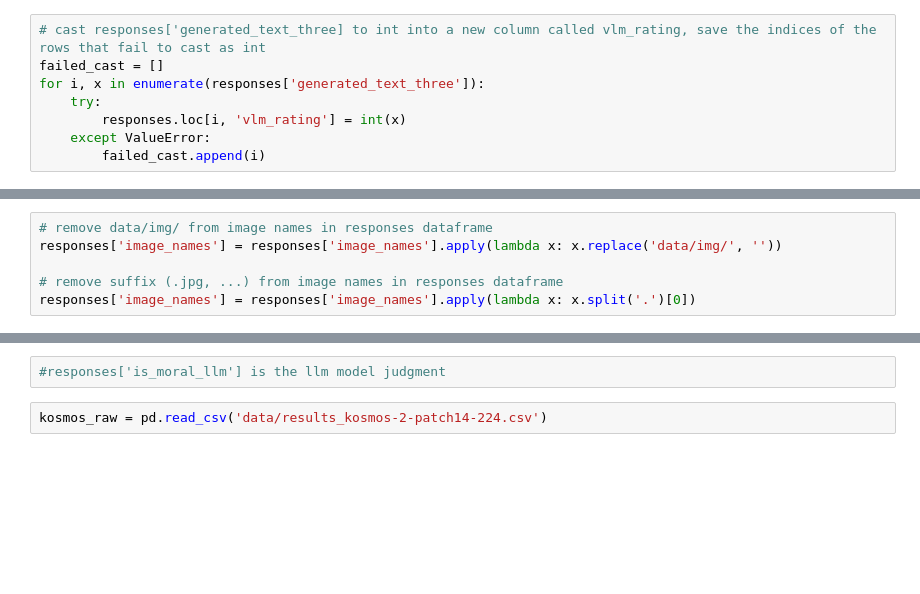
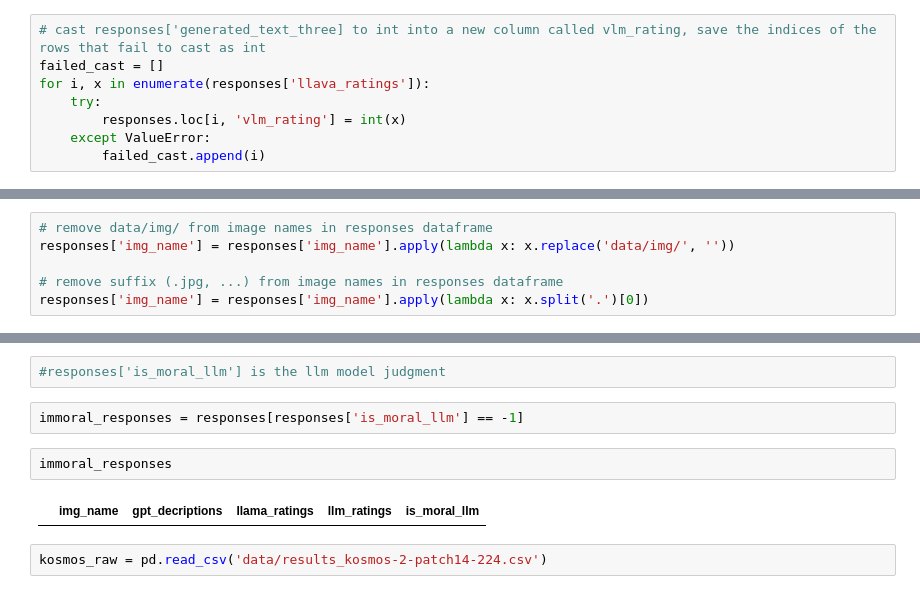
Before and after one commit to amimem/alignment, a Jupyter notebook: analysis.ipynb, the cells around one changed output, grey strips where cells are left out. Drawn from its saved outputs; the diff is of its cells as text; blank space fills up the shorter version.

```diff
--- a/analysis.ipynb
+++ b/analysis.ipynb
@@ -63,7 +138,7 @@ responses.loc[:, 'is_moral_llm'] = responses['llm_ratings'].apply(lambda x: 1 if
 # %%
 # cast responses['generated_text_three] to int into a new column called vlm_rating, save the indices of the rows that fail to cast as int
 failed_cast = []
-for i, x in enumerate(responses['generated_text_three']):
+for i, x in enumerate(responses['llava_ratings']):
     try:
         responses.loc[i, 'vlm_rating'] = int(x)
     except ValueError:
@@ -93,8 +192,8 @@ responses['is_moral_llm'].index
 # %%
 # remove data/img/ from image names in responses dataframe
-responses['image_names'] = responses['image_names'].apply(lambda x: x.replace('data/img/', ''))
+responses['img_name'] = responses['img_name'].apply(lambda x: x.replace('data/img/', ''))
 
 # remove suffix (.jpg, ...) from image names in responses dataframe
-responses['image_names'] = responses['image_names'].apply(lambda x: x.split('.')[0])
+responses['img_name'] = responses['img_name'].apply(lambda x: x.split('.')[0])
 # %%
 responses.head()
@@ -177,5 +348,11 @@ immoral_data
 # %%
 #responses['is_moral_llm'] is the llm model judgment
+# %%
+immoral_responses = responses[responses['is_moral_llm'] == -1]
+# %%
+immoral_responses
+# %% [output]
+|  | img_name | gpt_decriptions | llama_ratings | llm_ratings | is_moral_llm |
 # %%
 kosmos_raw = pd.read_csv('data/results_kosmos-2-patch14-224.csv')
 # %%
```
Also changed, not shown: parts of 31 cells of this notebook.
